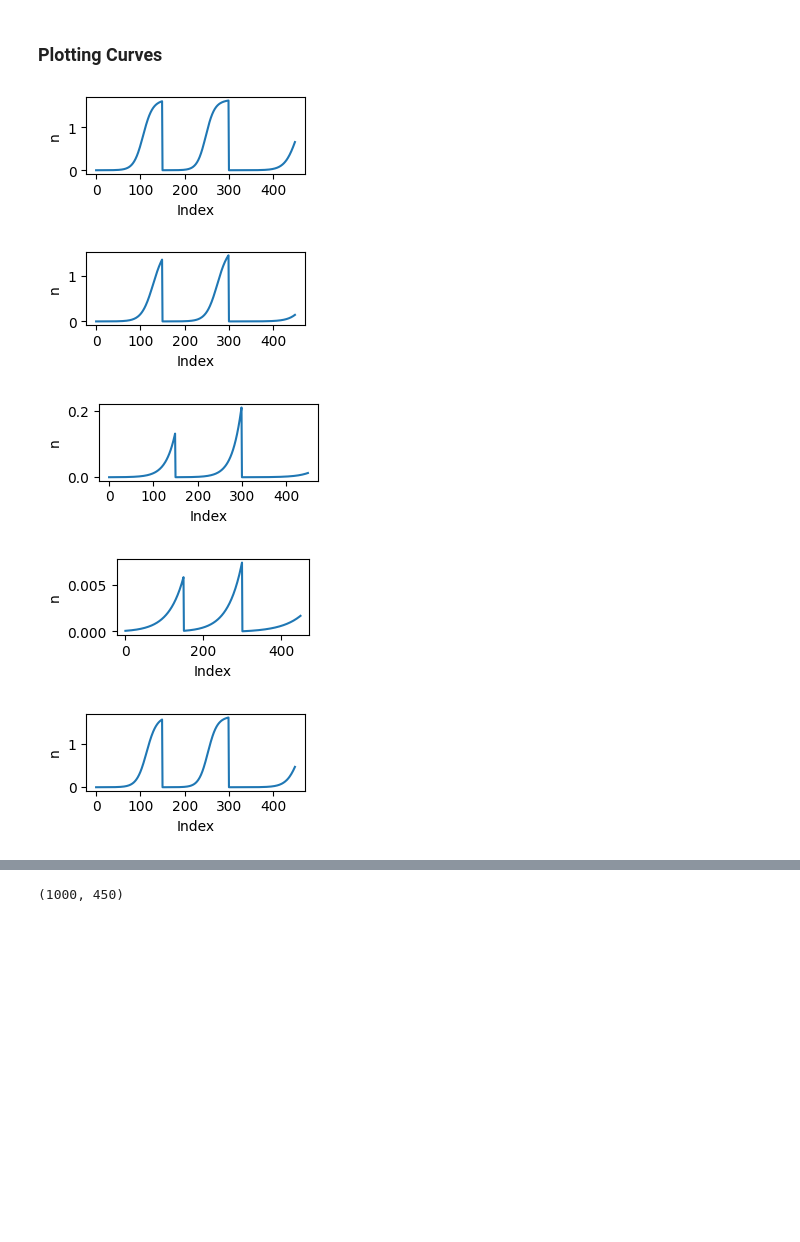
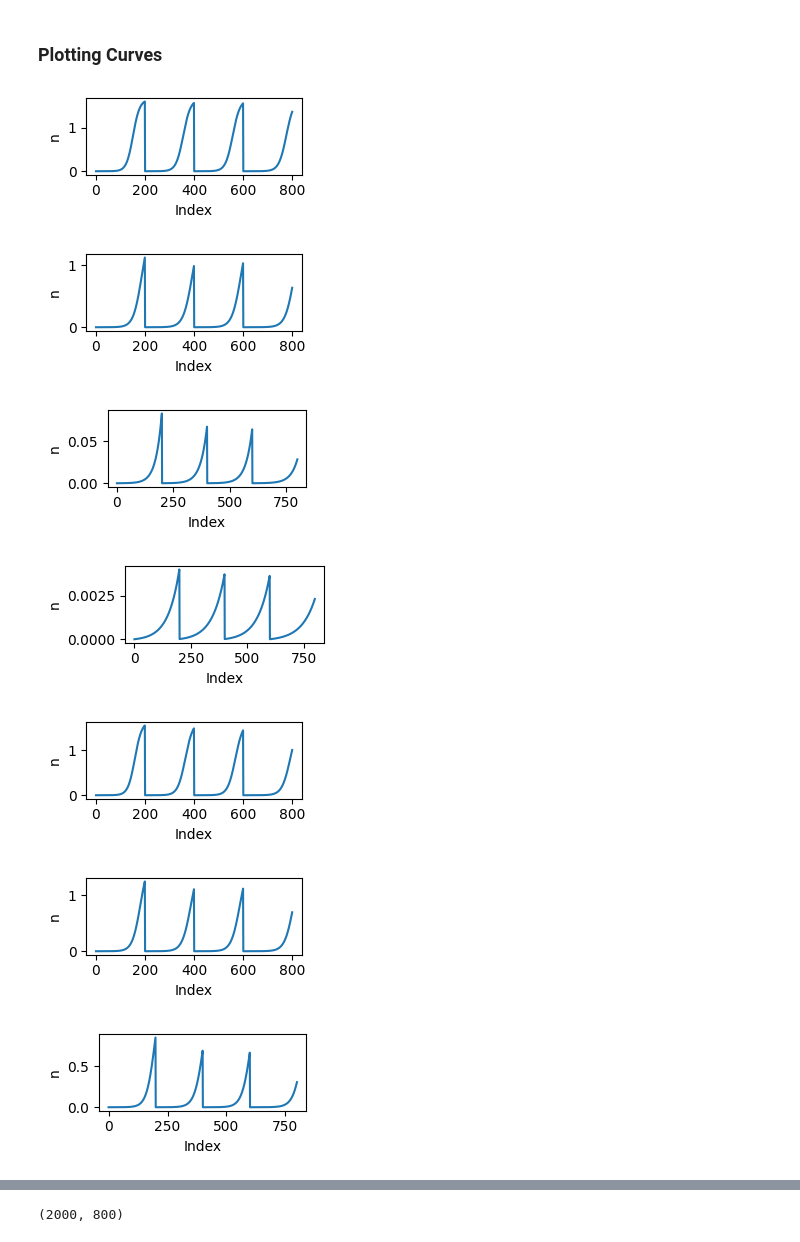
Before and after one commit to wxrderek/vae-bacteria-growth-Math466, a Jupyter notebook: growth_simulation.ipynb, the cells around one changed output, grey strips where cells are left out. Saved outputs shown, nothing was run; the diff lists cells and outputs as text; code cells hidden in the pictures; blank space fills up the shorter version.

```diff
--- a/growth_simulation.ipynb
+++ b/growth_simulation.ipynb
@@ -232,37 +227,39 @@ Simulations completed: 1000/1000
 # %%
 data_array = np.load('simulated_data\\curves1k.npz')['curves']
 
 # conditions
-conditions = [(1e4, 5e10, 15e4, 0), (5e10, 1e4, 15e4, 0), (1e5, 1e5, 15e4, 5e5)]
-num_strains_to_display = 5
+conditions = [(1e5, 1e5, 15e4, 0), (1e10, 1e5, 15e4, 2.5e5), (1e5, 1e10, 15e4, 2.5e5), (1e5, 1e5, 15e4, 5e5)]
+num_strains_to_display = 10
 
 # store all concatenated S+R values
 all_n_values = np.empty((data_array.shape[0], (data_array.shape[1])*(data_array.shape[3])))
 
 # tterate over all strains
 for strain_index in range(data_array.shape[0]):
     # extract and concatenate the S+R values for all conditions
     all_n_values[strain_index, :] = np.concatenate([data_array[strain_index, condition_index, 2, :] for condition_index in range(data_array.shape[1])])
 
     # if this is one of the top strains, create a figure and plot the curves
     if strain_index < num_strains_to_display:
         fig, ax = plt.subplots(figsize=(3, 1.5))
 
         # Plot the concatenated 'n' curve in this figure
         ax.plot(all_n_values[strain_index, :])
 
         # Set title of this figure to the current strain
         ax.set_xlabel('Index')
         ax.set_ylabel('n')
 
         # Show the figure
         plt.tight_layout()
         plt.show()
 
 print(all_n_values.shape)
 # %% [output]
-[figure, old version]
+[figure, new version]
-[figure, old version]
+[figure, new version]
-[figure, old version]
+[figure, new version]
-[figure, old version]
+[figure, new version]
-[figure, old version]
+[figure, new version]
+[figure, added]
+[figure, added]
@@ -269 +269 @@ print(all_n_values.shape)
-(1000, 450)
+(2000, 800)
```
Also changed, not shown: parts of 3 cells of this notebook, 19 other files.
